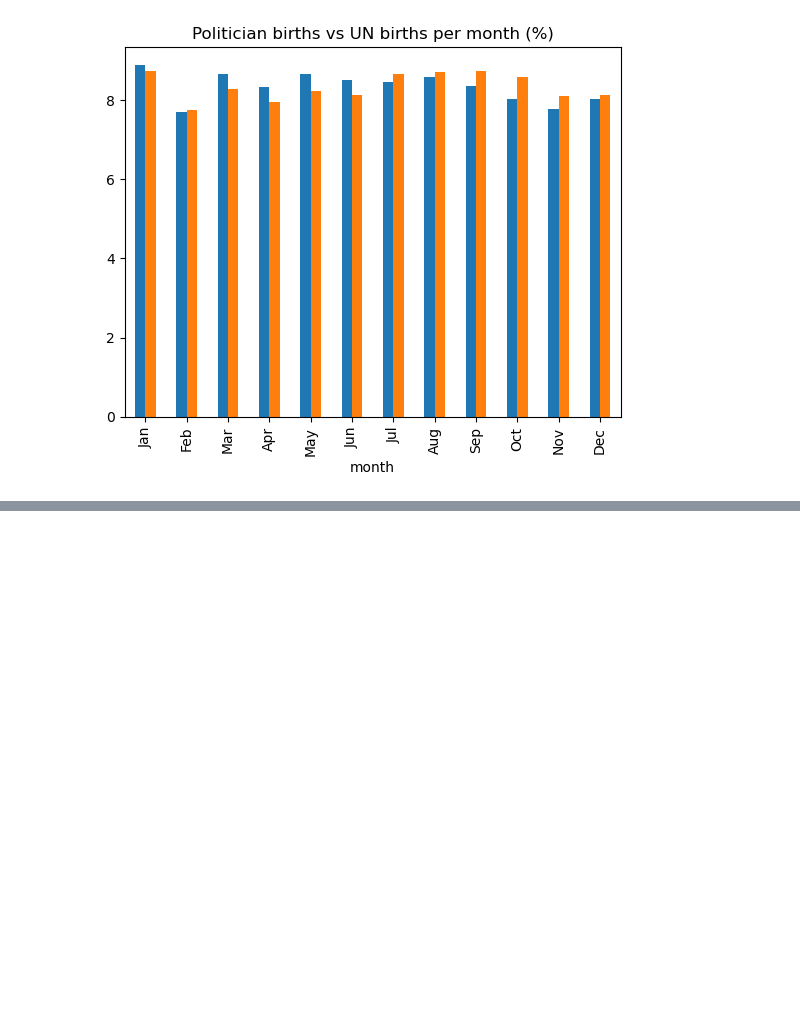
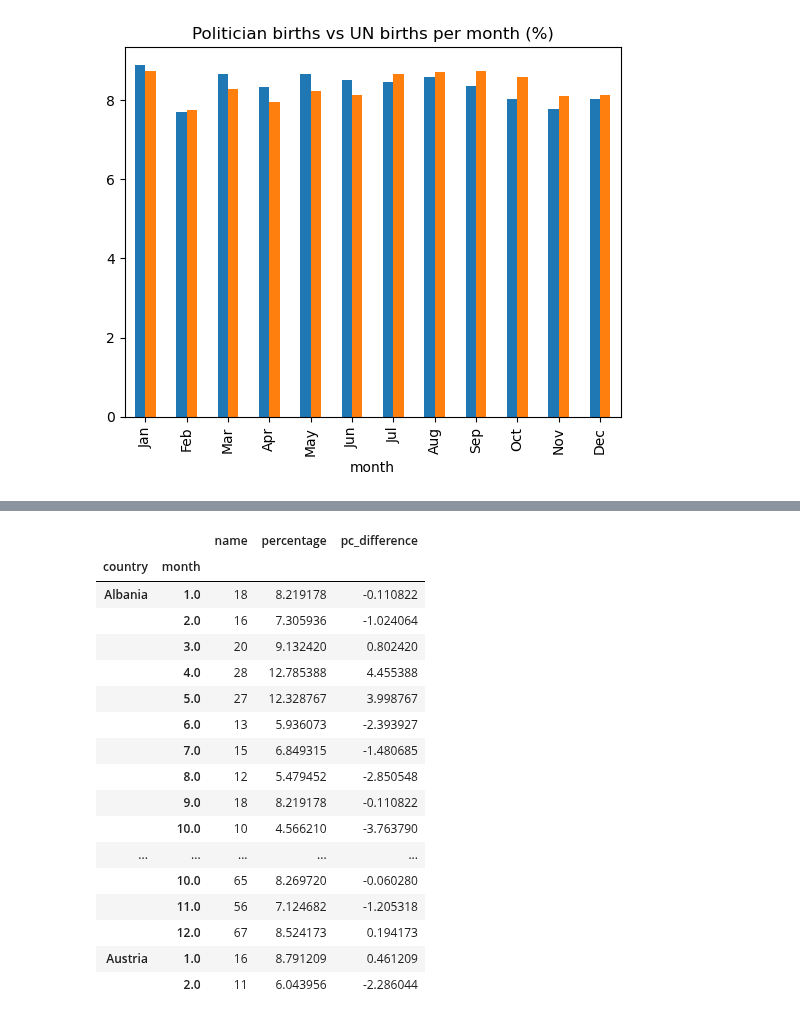
Before and after one commit to OjasSB/DS105, a Jupyter notebook: notebooks/Analysis with selected data.ipynb, the cells around one changed output, grey strips where cells are left out. Drawn from its saved outputs; the diff is of its cells as text; code cells hidden in the pictures; blank space fills up the shorter version.

```diff
--- a/notebooks/Analysis with selected data.ipynb
+++ b/notebooks/Analysis with selected data.ipynb
@@ -164,0 +149,4 @@ df[['count', 'percentage']]
+# %%
+df2['month']=df2['birth_date'].dt.month
+df3=df2.groupby(['country', 'month']).count()[['name']]
+df3
@@ -164,0 +168,26 @@ df[['count', 'percentage']]
+# %%
+# Drop countries without all months
+df3=df3.groupby('country').filter(lambda x: len(x) == 12)
+# %%
+df3['percentage']=df3['name']/df3.groupby('country')['name'].transform('sum')*100
+df3['pc_difference']=df3['percentage']-8.33
+df3.head(50)
+# %% [output]
+|  |  | name | percentage | pc_difference |
+| country | month |  |  |  |
+| Albania | 1.0 | 18 | 8.219178 | -0.110822 |
+|  | 2.0 | 16 | 7.305936 | -1.024064 |
+|  | 3.0 | 20 | 9.132420 | 0.802420 |
+|  | 4.0 | 28 | 12.785388 | 4.455388 |
+|  | 5.0 | 27 | 12.328767 | 3.998767 |
+|  | 6.0 | 13 | 5.936073 | -2.393927 |
+|  | 7.0 | 15 | 6.849315 | -1.480685 |
+|  | 8.0 | 12 | 5.479452 | -2.850548 |
+|  | 9.0 | 18 | 8.219178 | -0.110822 |
+|  | 10.0 | 10 | 4.566210 | -3.763790 |
+| ... | ... | ... | ... | ... |
+|  | 10.0 | 65 | 8.269720 | -0.060280 |
+|  | 11.0 | 56 | 7.124682 | -1.205318 |
+|  | 12.0 | 67 | 8.524173 | 0.194173 |
+| Austria | 1.0 | 16 | 8.791209 | 0.461209 |
+|  | 2.0 | 11 | 6.043956 | -2.286044 |
```
Also changed, not shown: parts of 5 cells of this notebook, 4 other files.
